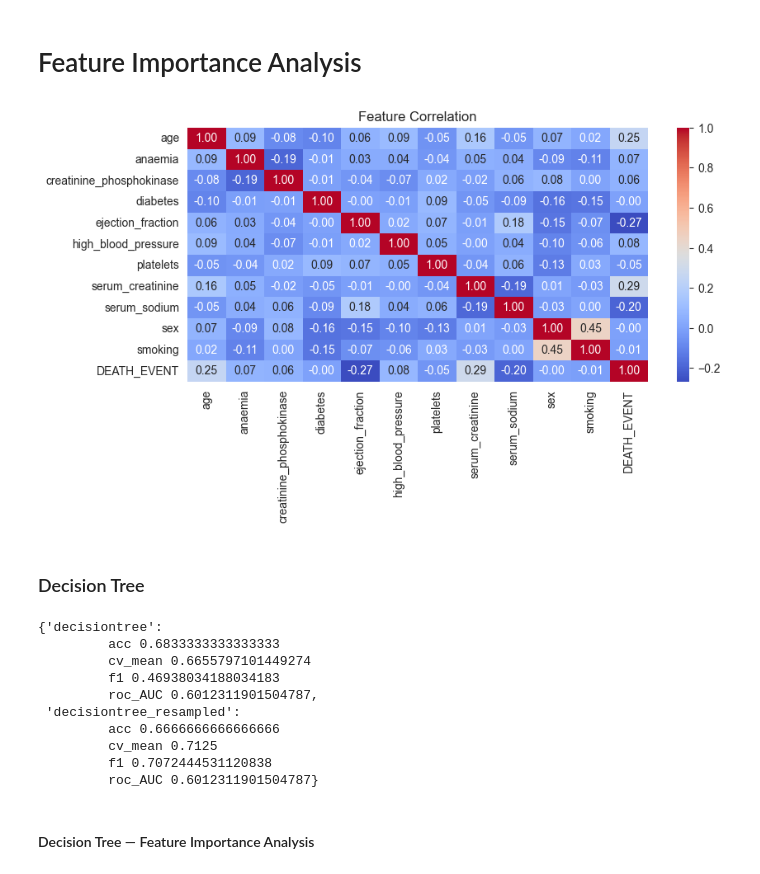
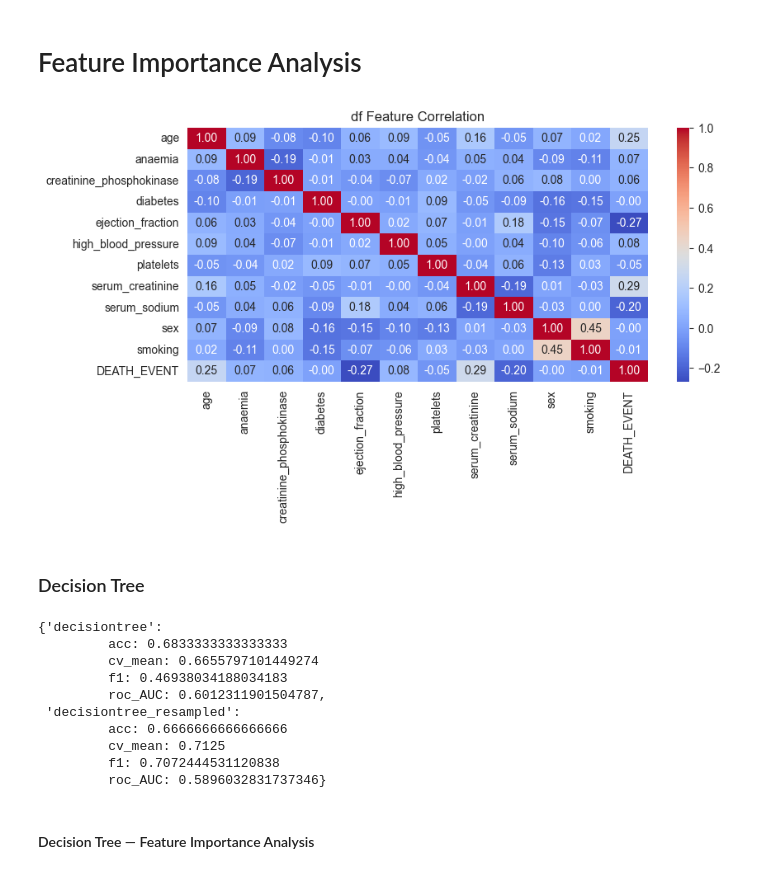
Before and after one commit to steventhestudent/CS4662_Project, a Jupyter notebook: Data Exploration.ipynb, the cells around one changed output. Cells and saved outputs as stored; diff of their text form; code cells hidden in the pictures.

```diff
--- a/Data Exploration.ipynb
+++ b/Data Exploration.ipynb
@@ -181,29 +182,29 @@ class ModelMetrics(): # notice: we are doing CV w/ train_test_split... only AUC
 # %%
 plt.figure(figsize=(9, 4))
 sns.heatmap(df.corr(), annot=True, fmt=".2f", cmap='coolwarm')
-plt.title('Feature Correlation')
+plt.title('df Feature Correlation')
 plt.show()
 # %% [output]
-[figure, old version]
+[figure, new version]
 # %% [markdown]
 ### Decision Tree
 # %%
 decisiontree = DecisionTreeClassifier(random_state=55) # invariant to feature scaling
 decisiontree_resampled = DecisionTreeClassifier(random_state=55)
-algos = dict(decisiontree=ModelMetrics(decisiontree, X_train, X_test, y_train, y_test),
+models = dict(decisiontree=ModelMetrics(decisiontree, X_train, X_test, y_train, y_test),
      decisiontree_resampled=ModelMetrics(decisiontree_resampled, X_train_resampled, X_test, y_train_resampled, y_test))
-algos
+models
 # %% [output]
 {'decisiontree':
-         acc 0.6833333333333333
-         cv_mean 0.6655797101449274
-         f1 0.46938034188034183
-         roc_AUC 0.6012311901504787,
+         acc: 0.6833333333333333
+         cv_mean: 0.6655797101449274
+         f1: 0.46938034188034183
+         roc_AUC: 0.6012311901504787,
  'decisiontree_resampled':
-         acc 0.6666666666666666
-         cv_mean 0.7125
-         f1 0.7072444531120838
-         roc_AUC 0.6012311901504787}
+         acc: 0.6666666666666666
+         cv_mean: 0.7125
+         f1: 0.7072444531120838
+         roc_AUC: 0.5896032831737346}
 # %% [markdown]
 #### Decision Tree — Feature Importance Analysis
 # %%
```
Also changed, not shown: parts of 18 cells of this notebook.
